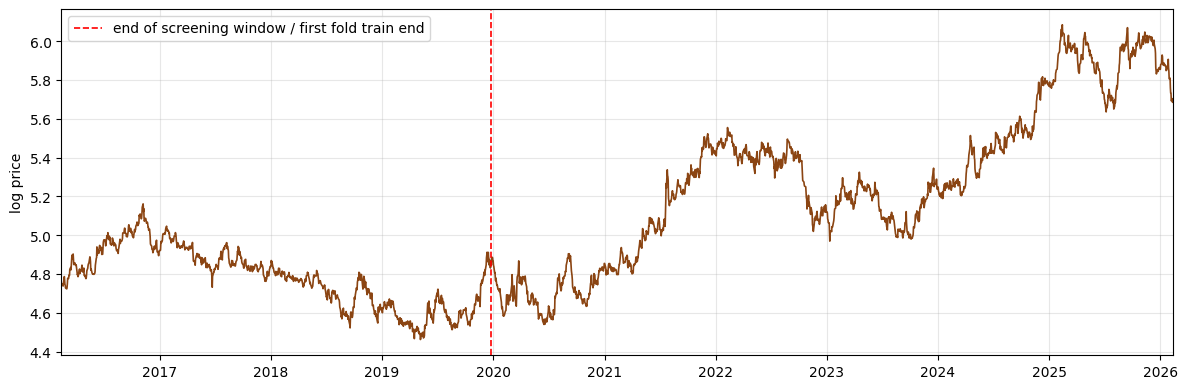
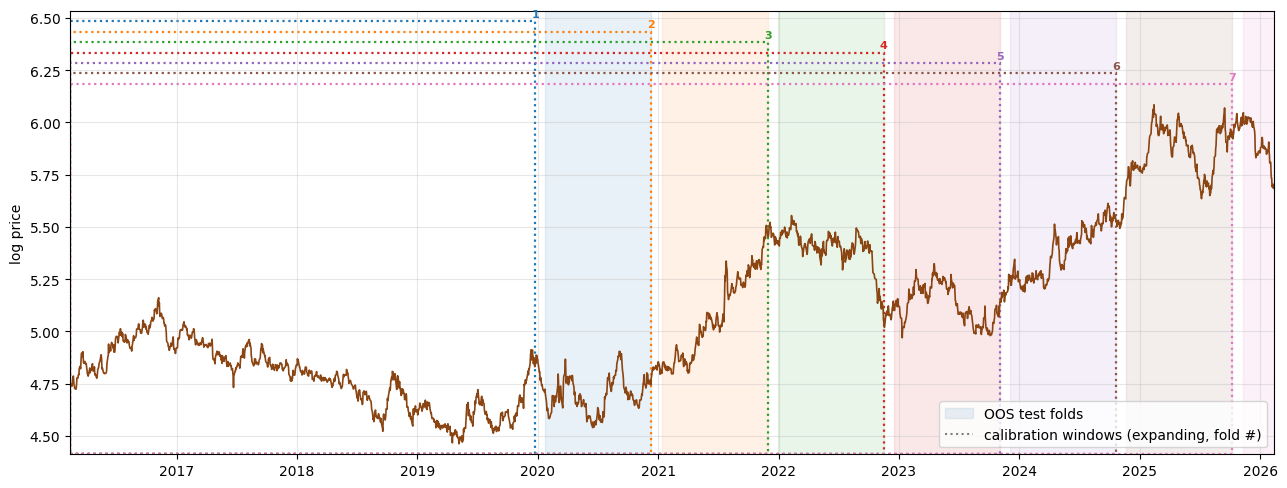
The change to this notebook cell's code, shown as a diff; its figure went from the first image to the second:
--- before
+++ after
@@ -3,5 +3,5 @@
 
 log_prices = data.to_log_prices(prices)
-log_screen = data.screening_window(log_prices, WF["min_train_years"])
+log_screen = data.screening_window(log_prices, WF["calibration_years"])
 print(f"Screening window: {log_screen.index[0].date()} -> "
       f"{log_screen.index[-1].date()} ({len(log_screen)} obs)")
@@ -9,5 +9,5 @@
 folds = walk_forward.walk_forward_folds(
     log_prices.index,
-    min_train_size=int(WF["min_train_years"] * 252),
+    calibration_size=int(WF["calibration_years"] * 252),
     test_size=WF["test_months"] * 21,
     embargo=WF["embargo_days"],
@@ -21,20 +21,19 @@
 ax.set_ylim(y0, y1)
 
-# Each dotted box is the calibration window of one fold: all boxes share the
-# anchored left edge (expanding scheme) and the right edge marks where that
-# fold's estimation stops. The shaded span of the same color is the OOS
-# window the fold then trades.
-colors = plt.cm.tab10.colors
-x0 = mdates.date2num(log_prices.index[0])
+# One dotted box per fold: the 4-year rolling calibration window. The solid
+# segment at the same height is the 12-month OOS window that fold trades.
+grey = "0.35"
 for k, (cal_idx, test_idx) in enumerate(folds):
-    xr = mdates.date2num(cal_idx[-1])
+    xl, xr = mdates.date2num(cal_idx[0]), mdates.date2num(cal_idx[-1])
     top = y1 - 0.05 - 0.05 * k
-    ax.add_patch(Rectangle((x0, y0), xr - x0, top - y0, fill=False,
-                           edgecolor=colors[k % 10], ls=":", lw=1.6))
-    ax.text(xr, top + 0.01, f"{k+1}", ha="center", va="bottom",
-            fontsize=8, fontweight="bold", color=colors[k % 10])
-    ax.axvspan(test_idx[0], test_idx[-1], color=colors[k % 10], alpha=0.10,
-               label="OOS test folds" if k == 0 else None)
-ax.plot([], [], ls=":", color="grey", label="calibration windows (expanding, fold #)")
+    ax.add_patch(Rectangle((xl, y0), xr - xl, top - y0, fill=False,
+                           edgecolor=grey, ls=":", lw=1.2))
+    ax.plot([mdates.date2num(test_idx[0]), mdates.date2num(test_idx[-1])],
+            [top, top], color=grey, lw=2.2, solid_capstyle="butt")
+    ax.text(mdates.date2num(test_idx[len(test_idx) // 2]), top + 0.015,
+            f"{k+1}", ha="center", va="bottom", fontsize=8, color=grey)
+ax.add_patch(Rectangle((0, 0), 0, 0, fill=False, edgecolor=grey, ls=":",
+                       label="calibration window (rolling, 4y)"))
+ax.plot([], [], color=grey, lw=2.2, label="OOS test window (12m, fold #)")
 ax.set_ylabel("log price"); ax.legend(loc="lower right"); ax.grid(alpha=0.3)
 plt.tight_layout()

Commit: Switch to rolling-window walk-forward; vectorize hot paths; monochrome fold chart